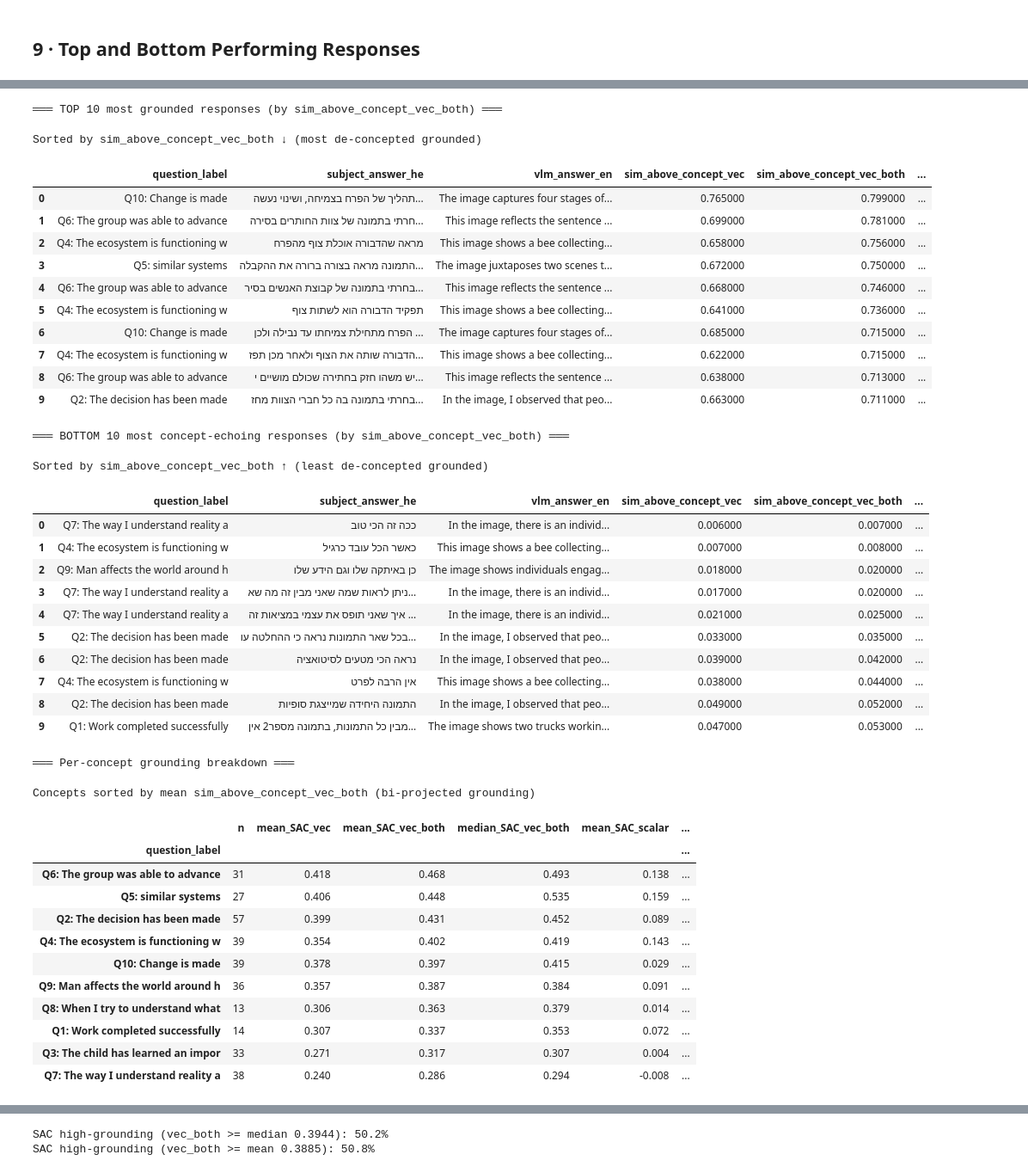
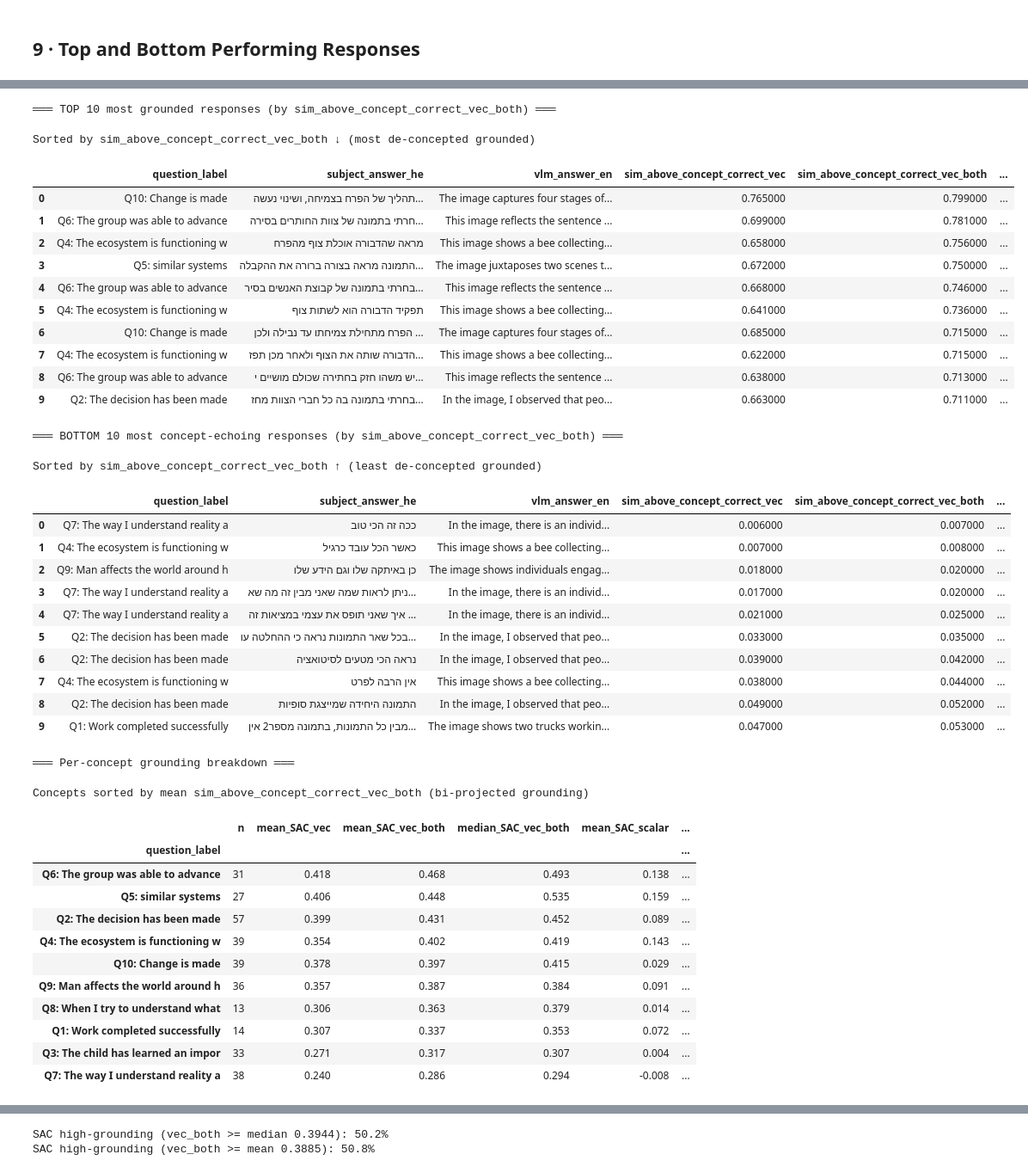
Before and after one commit to ArielKravinsky/systems-thinking-vlm, a Jupyter notebook: analysis_qwen_results.ipynb, the cells around one changed output, grey strips where cells are left out. Shown at 86% size. Cells and saved outputs as stored; diff of their text form; code cells hidden in the pictures.

```diff
--- a/analysis_qwen_results.ipynb
+++ b/analysis_qwen_results.ipynb
@@ -349,7 +349,7 @@ plt.show()
 
 ft = df.groupby("used_fallback")[[
     "similarity", "similarity_en",
-    "sim_above_concept_vec", "sim_above_concept_vec_both", "sim_above_concept_scalar",
+    "sim_above_concept_correct_vec", "sim_above_concept_correct_vec_both", "sim_above_concept_correct_scalar",
     "bertscore_f1"
 ]].agg(["mean", "std"]).round(4)
 print("\nFallback vs Normal — metric means & std:\n")
@@ -358,7 +358,7 @@ print(ft.to_string())
 # Statistical test (Mann-Whitney)
 if all(v in df["used_fallback"].values for v in [True, False]):
     from scipy.stats import mannwhitneyu
-    for col in ["similarity_en", "sim_above_concept_vec", "sim_above_concept_vec_both", "bertscore_f1"]:
+    for col in ["similarity_en", "sim_above_concept_correct_vec", "sim_above_concept_correct_vec_both", "bertscore_f1"]:
         a = df.loc[df["used_fallback"] == False, col].dropna()
         b = df.loc[df["used_fallback"] == True,  col].dropna()
         if len(b) > 0:
@@ -380,12 +380,12 @@ No fallback samples found — all responses are normal VLM outputs.
 ## 9 · Top and Bottom Performing Responses
 # %%
 display_cols = ["question_label", "subject_answer_he", "vlm_answer_en",
-                "similarity_en", "sim_above_concept_vec", "sim_above_concept_vec_both", "sim_above_concept_scalar", "subject_word_count"]
+                "similarity_en", "sim_above_concept_correct_vec", "sim_above_concept_correct_vec_both", "sim_above_concept_correct_scalar", "subject_word_count"]
 
 top10 = df.nlargest(10, "similarity_en")[display_cols].copy()
 bot10 = df.nsmallest(10, "similarity_en")[display_cols].copy()
 
-for col in ["similarity_en", "sim_above_concept_vec", "sim_above_concept_vec_both", "sim_above_concept_scalar"]:
+for col in ["similarity_en", "sim_above_concept_correct_vec", "sim_above_concept_correct_vec_both", "sim_above_concept_correct_scalar"]:
     top10[col] = top10[col].round(3)
     bot10[col] = bot10[col].round(3)
 
@@ -400,17 +400,17 @@ for col in ["subject_answer_he", "vlm_answer_en"]:
 print("═══ TOP 10 responses (by similarity_en) ═══")
 display(top10.reset_index(drop=True).style
         .background_gradient(subset=["similarity_en"], cmap="Greens")
-        .background_gradient(subset=["sim_above_concept_vec"], cmap="RdYlGn")
-        .background_gradient(subset=["sim_above_concept_vec_both"], cmap="Purples")
-        .background_gradient(subset=["sim_above_concept_scalar"], cmap="PuOr")
+        .background_gradient(subset=["sim_above_concept_correct_vec"], cmap="RdYlGn")
+        .background_gradient(subset=["sim_above_concept_correct_vec_both"], cmap="Purples")
+        .background_gradient(subset=["sim_above_concept_correct_scalar"], cmap="PuOr")
         .set_properties(**{"font-size":"9pt"}))
 
 print("\n═══ BOTTOM 10 responses (by similarity_en) ═══")
 display(bot10.reset_index(drop=True).style
         .background_gradient(subset=["similarity_en"], cmap="Reds_r")
-        .background_gradient(subset=["sim_above_concept_vec"], cmap="RdYlGn")
-        .background_gradient(subset=["sim_above_concept_vec_both"], cmap="Purples")
-        .background_gradient(subset=["sim_above_concept_scalar"], cmap="PuOr")
+        .background_gradient(subset=["sim_above_concept_correct_vec"], cmap="RdYlGn")
+        .background_gradient(subset=["sim_above_concept_correct_vec_both"], cmap="Purples")
+        .background_gradient(subset=["sim_above_concept_correct_scalar"], cmap="PuOr")
         .set_properties(**{"font-size":"9pt"}))
 # %% [output]
 ═══ TOP 10 responses (by similarity_en) ═══
@@ -456,14 +456,14 @@ These tables rank responses by how much a subject's language reflects image-spec
 # %%
 display_cols_sac = [
     "question_label", "subject_answer_he", "vlm_answer_en",
-    "sim_above_concept_vec", "sim_above_concept_vec_both", "sim_above_concept_scalar",
+    "sim_above_concept_correct_vec", "sim_above_concept_correct_vec_both", "sim_above_concept_correct_scalar",
     "similarity_en", "concept_sim_en", "subject_word_count",
 ]
 
-top10_sac = df.nlargest(10, "sim_above_concept_vec_both")[display_cols_sac].copy()
-bot10_sac = df.nsmallest(10, "sim_above_concept_vec_both")[display_cols_sac].copy()
+top10_sac = df.nlargest(10, "sim_above_concept_correct_vec_both")[display_cols_sac].copy()
+bot10_sac = df.nsmallest(10, "sim_above_concept_correct_vec_both")[display_cols_sac].copy()
 
-for col in ["sim_above_concept_vec", "sim_above_concept_vec_both", "sim_above_concept_scalar", "similarity_en", "concept_sim_en"]:
+for col in ["sim_above_concept_correct_vec", "sim_above_concept_correct_vec_both", "sim_above_concept_correct_scalar", "similarity_en", "concept_sim_en"]:
     top10_sac[col] = top10_sac[col].round(3)
     bot10_sac[col] = bot10_sac[col].round(3)
 
@@ -471,30 +471,30 @@ for col in ["subject_answer_he", "vlm_answer_en"]:
     top10_sac[col] = top10_sac[col].apply(trunc)
     bot10_sac[col] = bot10_sac[col].apply(trunc)
 
-print("═══ TOP 10 most grounded responses (by sim_above_concept_vec_both) ═══")
+print("═══ TOP 10 most grounded responses (by sim_above_concept_correct_vec_both) ═══")
 display(
     top10_sac.reset_index(drop=True)
     .style
-    .background_gradient(subset=["sim_above_concept_vec_both"], cmap="Purples")
-    .background_gradient(subset=["sim_above_concept_vec"],      cmap="Greens")
-    .background_gradient(subset=["sim_above_concept_scalar"],   cmap="PuOr")
+    .background_gradient(subset=["sim_above_concept_correct_vec_both"], cmap="Purples")
+    .background_gradient(subset=["sim_above_concept_correct_vec"],      cmap="Greens")
+    .background_gradient(subset=["sim_above_concept_correct_scalar"],   cmap="PuOr")
     .background_gradient(subset=["similarity_en"],              cmap="YlGn")
     .background_gradient(subset=["concept_sim_en"],             cmap="Oranges")
     .set_properties(**{"font-size": "9pt"})
-    .set_caption("Sorted by sim_above_concept_vec_both ↓  (most de-concepted grounded)")
+    .set_caption("Sorted by sim_above_concept_correct_vec_both ↓  (most de-concepted grounded)")
 )
 
-print("\n═══ BOTTOM 10 most concept-echoing responses (by sim_above_concept_vec_both) ═══")
+print("\n═══ BOTTOM 10 most concept-echoing responses (by sim_above_concept_correct_vec_both) ═══")
 display(
     bot10_sac.reset_index(drop=True)
     .style
-    .background_gradient(subset=["sim_above_concept_vec_both"], cmap="Purples_r")
-    .background_gradient(subset=["sim_above_concept_vec"],      cmap="Reds_r")
-    .background_gradient(subset=["sim_above_concept_scalar"],   cmap="PuOr")
+    .background_gradient(subset=["sim_above_concept_correct_vec_both"], cmap="Purples_r")
+    .background_gradient(subset=["sim_above_concept_correct_vec"],      cmap="Reds_r")
+    .background_gradient(subset=["sim_above_concept_correct_scalar"],   cmap="PuOr")
     .background_gradient(subset=["similarity_en"],              cmap="YlOrRd_r")
     .background_gradient(subset=["concept_sim_en"],             cmap="Oranges")
     .set_properties(**{"font-size": "9pt"})
-    .set_caption("Sorted by sim_above_concept_vec_both ↑  (least de-concepted grounded)")
+    .set_caption("Sorted by sim_above_concept_correct_vec_both ↑  (least de-concepted grounded)")
 )
 
 # Per-concept grounding breakdown table
@@ -502,43 +502,43 @@ print("\n═══ Per-concept grounding breakdown ═══")
 concept_sac_table = (
     df.groupby("question_label")
     .agg(
-        n                      = ("sim_above_concept_vec", "count"),
-        mean_SAC_vec           = ("sim_above_concept_vec",      "mean"),
-        mean_SAC_vec_both      = ("sim_above_concept_vec_both", "mean"),
-        median_SAC_vec_both    = ("sim_above_concept_vec_both", "median"),
-        mean_SAC_scalar        = ("sim_above_concept_scalar",   "mean"),
-        pct_grounded_scalar    = ("sim_above_concept_scalar",   lambda x: (x > 0).mean() * 100),
+        n                      = ("sim_above_concept_correct_vec", "count"),
+        mean_SAC_vec           = ("sim_above_concept_correct_vec",      "mean"),
+        mean_SAC_vec_both      = ("sim_above_concept_correct_vec_both", "mean"),
+        median_SAC_vec_both    = ("sim_above_concept_correct_vec_both", "median"),
+        mean_SAC_scalar        = ("sim_above_concept_correct_scalar",   "mean"),
+        pct_grounded_scalar    = ("sim_above_concept_correct_scalar",   lambda x: (x > 0).mean() * 100),
         mean_sim_en            = ("similarity_en",              "mean"),
         mean_concept_sim       = ("concept_sim_en",             "mean"),
     )
     .round(3)
     .sort_values("mean_SAC_vec_both", ascending=False)
 )
 concept_sac_table["pct_grounded_scalar"] = concept_sac_table["pct_grounded_scalar"].round(1)
 
 display(
     concept_sac_table
     .style
     .background_gradient(subset=["mean_SAC_vec_both"],   cmap="Purples")
     .background_gradient(subset=["mean_SAC_vec"],        cmap="RdYlGn")
     .background_gradient(subset=["mean_SAC_scalar"],     cmap="PuOr")
     .background_gradient(subset=["pct_grounded_scalar"], cmap="Blues")
     .background_gradient(subset=["mean_sim_en"],         cmap="YlGn")
     .format({
         "mean_SAC_vec_both":   "{:.3f}",
         "median_SAC_vec_both": "{:.3f}",
         "mean_SAC_vec":        "{:.3f}",
         "mean_SAC_scalar":     "{:.3f}",
         "pct_grounded_scalar": "{:.1f}%",
         "mean_sim_en":         "{:.3f}",
         "mean_concept_sim":    "{:.3f}",
     })
-    .set_caption("Concepts sorted by mean sim_above_concept_vec_both (bi-projected grounding)")
+    .set_caption("Concepts sorted by mean sim_above_concept_correct_vec_both (bi-projected grounding)")
 )
 # %% [output]
-═══ TOP 10 most grounded responses (by sim_above_concept_vec_both) ═══
+═══ TOP 10 most grounded responses (by sim_above_concept_correct_vec_both) ═══
-Sorted by sim_above_concept_vec_both ↓ (most de-concepted grounded)
+Sorted by sim_above_concept_correct_vec_both ↓ (most de-concepted grounded)
-|  | question_label | subject_answer_he | vlm_answer_en | sim_above_concept_vec | sim_above_concept_vec_both | ... |
+|  | question_label | subject_answer_he | vlm_answer_en | sim_above_concept_correct_vec | sim_above_concept_correct_vec_both | ... |
 | 0 | Q10: Change is made | תהליך של הפרח בצמיחה, ושינוי נעשה... | The image captures four stages of... | 0.765000 | 0.799000 | ... |
 | 1 | Q6: The group was able to advance | חרתי בתמונה של צוות החותרים בסירה... | This image reflects the sentence ... | 0.699000 | 0.781000 | ... |
 | 2 | Q4: The ecosystem is functioning w | מראה שהדבורה אוכלת צוף מהפרח | This image shows a bee collecting... | 0.658000 | 0.756000 | ... |
@@ -549,9 +549,9 @@ Sorted by sim_above_concept_vec_both ↓ (most de-concepted grounded)
 | 7 | Q4: The ecosystem is functioning w | הדבורה שותה את הצוף ולאחר מכן תפז... | This image shows a bee collecting... | 0.622000 | 0.715000 | ... |
 | 8 | Q6: The group was able to advance | יש משהו חזק בחתירה שכולם מושיים י... | This image reflects the sentence ... | 0.638000 | 0.713000 | ... |
 | 9 | Q2: The decision has been made | בחרתי בתמונה בה כל חברי הצוות מחז... | In the image, I observed that peo... | 0.663000 | 0.711000 | ... |
-═══ BOTTOM 10 most concept-echoing responses (by sim_above_concept_vec_both) ═══
+═══ BOTTOM 10 most concept-echoing responses (by sim_above_concept_correct_vec_both) ═══
-Sorted by sim_above_concept_vec_both ↑ (least de-concepted grounded)
+Sorted by sim_above_concept_correct_vec_both ↑ (least de-concepted grounded)
-|  | question_label | subject_answer_he | vlm_answer_en | sim_above_concept_vec | sim_above_concept_vec_both | ... |
+|  | question_label | subject_answer_he | vlm_answer_en | sim_above_concept_correct_vec | sim_above_concept_correct_vec_both | ... |
 | 0 | Q7: The way I understand reality a | ככה זה הכי טוב | In the image, there is an individ... | 0.006000 | 0.007000 | ... |
 | 1 | Q4: The ecosystem is functioning w | כאשר הכל עובד כרגיל | This image shows a bee collecting... | 0.007000 | 0.008000 | ... |
 | 2 | Q9: Man affects the world around h | כן באיתקה שלו וגם הידע שלו | The image shows individuals engag... | 0.018000 | 0.020000 | ... |
@@ -563,7 +563,7 @@ Sorted by sim_above_concept_vec_both ↑ (least de-concepted grounded)
 | 8 | Q2: The decision has been made | התמונה היחידה שמייצגת סופיות | In the image, I observed that peo... | 0.049000 | 0.052000 | ... |
 | 9 | Q1: Work completed successfully | מבין כל התמונות, בתמונה מספר2 אין... | The image shows two trucks workin... | 0.047000 | 0.053000 | ... |
 ═══ Per-concept grounding breakdown ═══
-Concepts sorted by mean sim_above_concept_vec_both (bi-projected grounding)
+Concepts sorted by mean sim_above_concept_correct_vec_both (bi-projected grounding)
 |  | n | mean_SAC_vec | mean_SAC_vec_both | median_SAC_vec_both | mean_SAC_scalar | ... |
 | question_label |  |  |  |  |  | ... |
 | Q6: The group was able to advance | 31 | 0.418 | 0.468 | 0.493 | 0.138 | ... |
```
Also changed, not shown: parts of 19 cells of this notebook, 23 other files.
